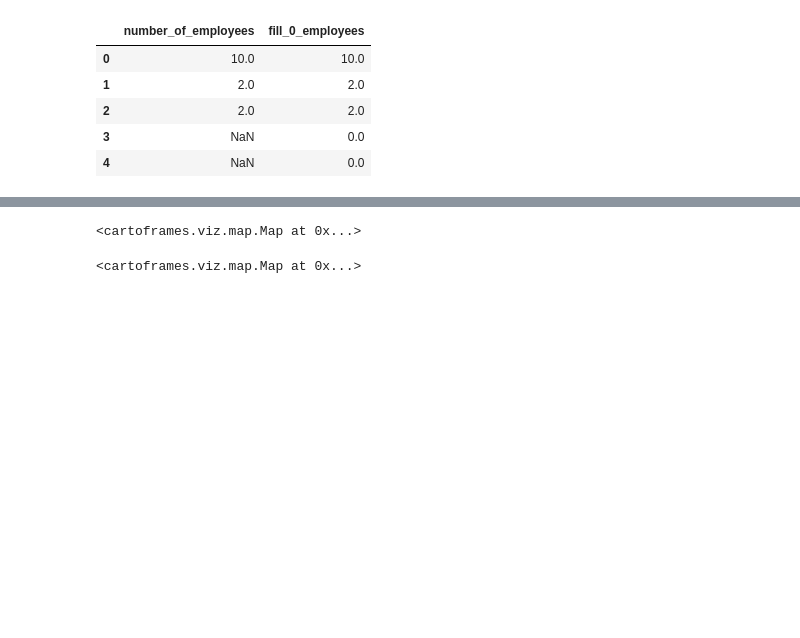
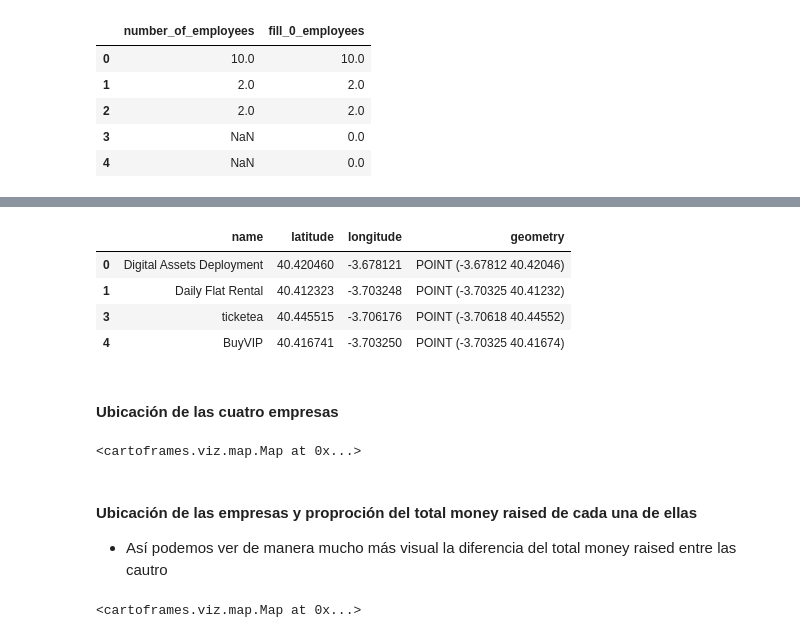
Before and after one commit to leticia-sobrino/W4-geospatial-data-project, a Jupyter notebook: notebooks/Madrid vs London.ipynb, the cells around one changed output, grey strips where cells are left out. Cells and saved outputs as stored; diff of their text form; code cells hidden in the pictures; blank space fills up the shorter version.

```diff
--- a/Madrid vs London.ipynb
+++ b/notebooks/Madrid vs London.ipynb
@@ -320,0 +261,10 @@ df_Madrid_clean
+# %%
+# CREAMOS ESTA TABLA SOLO PARA PODER EXPORTARLA LUEGO A NUESTRO JUPYTER DE APIS
+gdf_coodenadas_Madrid = gdf_Madrid_clean.drop(gtf_Madrid_clean.columns[[1, 2, 3, 4, 7]], axis = 'columns')
+gdf_coodenadas_Madrid
+# %% [output]
+|  | name | latitude | longitude | geometry |
+| 0 | Digital Assets Deployment | 40.420460 | -3.678121 | POINT (-3.67812 40.42046) |
+| 1 | Daily Flat Rental | 40.412323 | -3.703248 | POINT (-3.70325 40.41232) |
+| 3 | ticketea | 40.445515 | -3.706176 | POINT (-3.70618 40.44552) |
+| 4 | BuyVIP | 40.416741 | -3.703250 | POINT (-3.70325 40.41674) |
@@ -321 +273,3 @@ df_Madrid_clean
+# %% [markdown]
+#### Ubicación de las cuatro empresas
 # %%
@@ -323,3 +277,6 @@ Map(Layer(gdf, popup_hover=[popup_element("name")]))
 # %% [output]
 <cartoframes.viz.map.Map at 0x...>
+# %% [markdown]
+#### Ubicación de las empresas y proproción del total money raised de cada una de ellas
+* Así podemos ver de manera mucho más visual la diferencia del total money raised entre las cautro
 # %%
```
Also changed, not shown: parts of 35 cells of this notebook, 22 other files.
